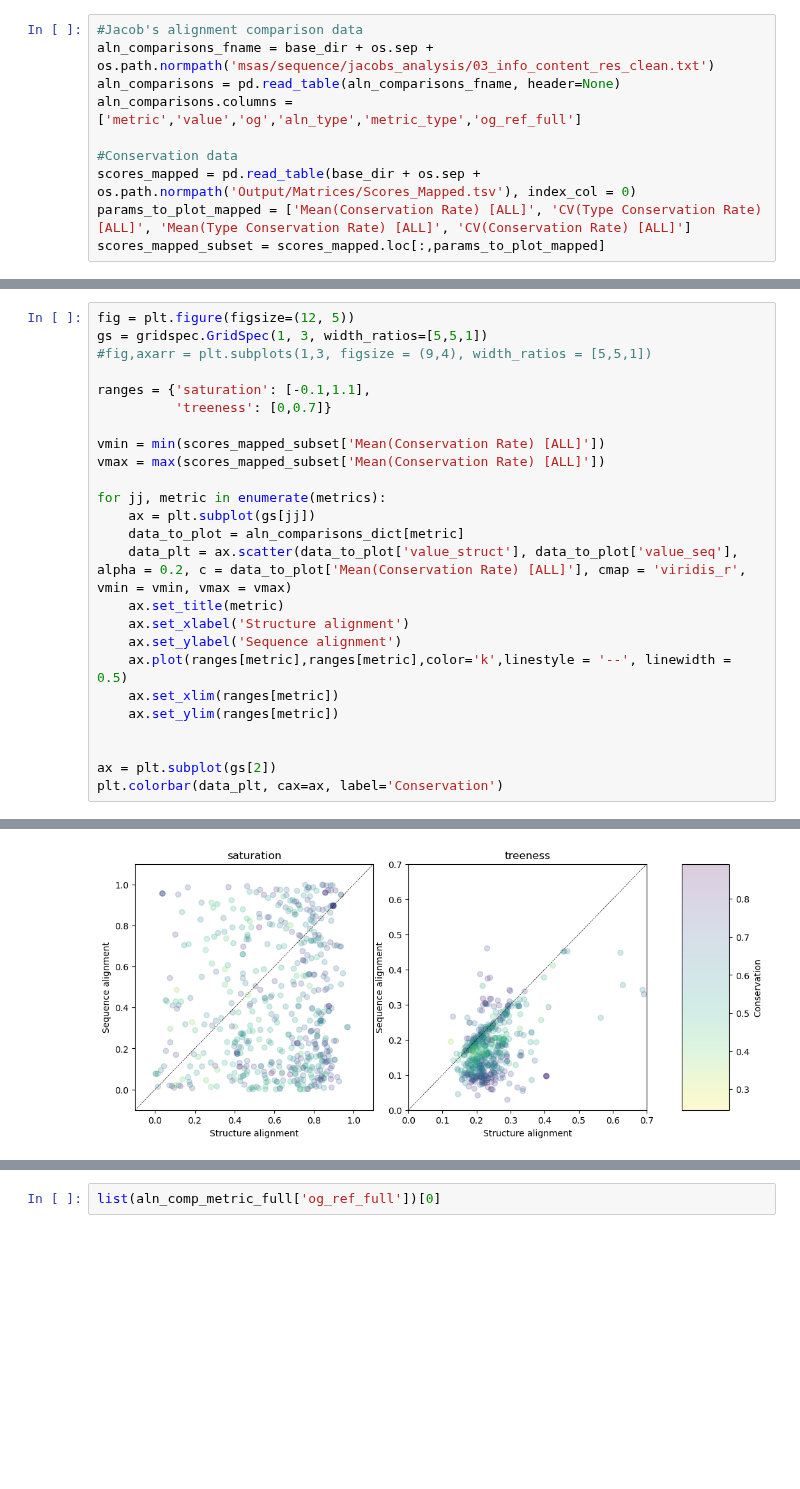
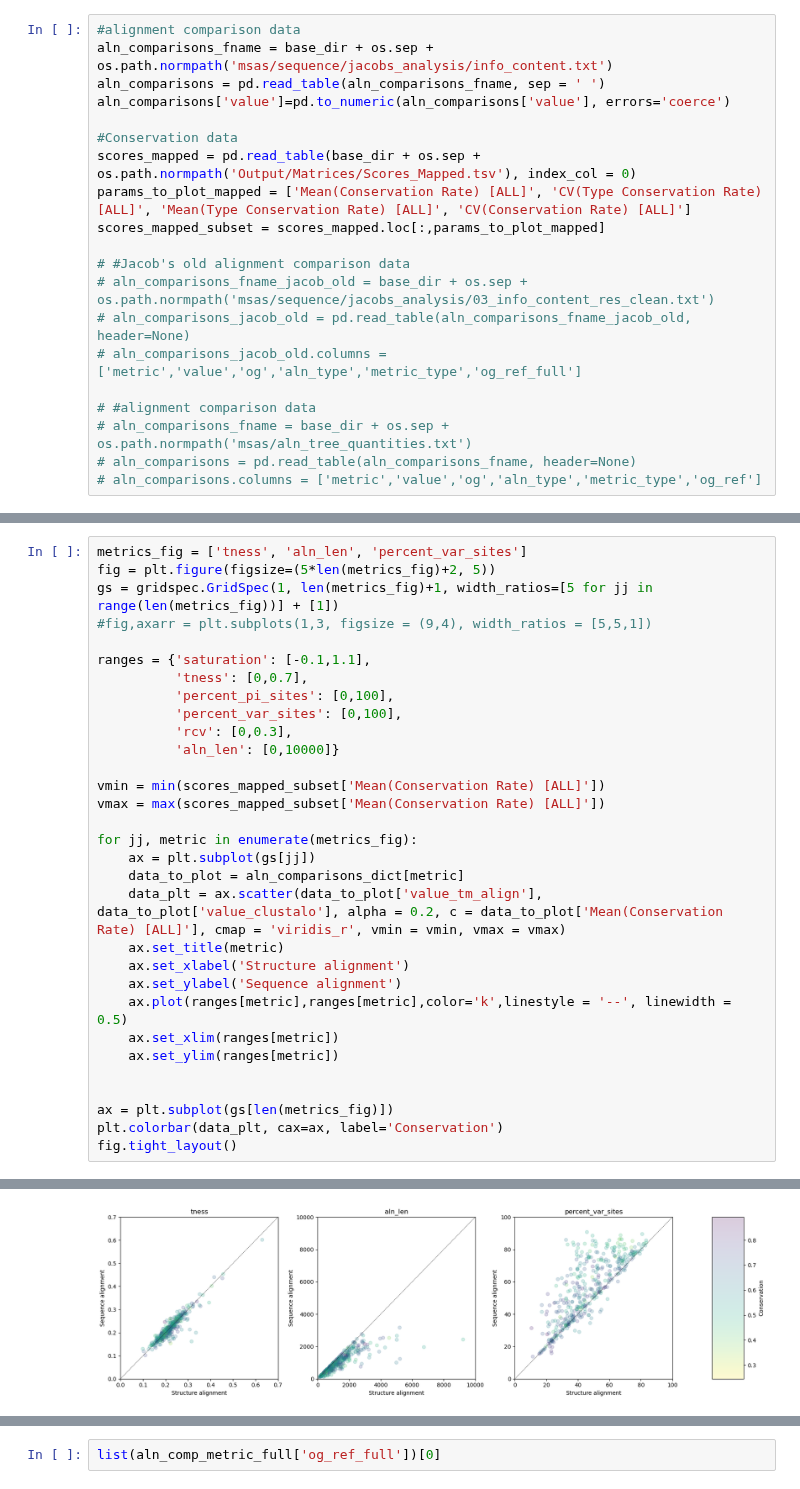
Before and after one commit to heineike02/diverse_yeast, a Jupyter notebook: 20230314_struct_seq_alignment_comparisons.ipynb, the cells around one changed output, grey strips where cells are left out. Drawn from its saved outputs; the diff is of its cells as text; blank space fills up the shorter version.

```diff
--- a/20230314_struct_seq_alignment_comparisons.ipynb
+++ b/20230314_struct_seq_alignment_comparisons.ipynb
@@ -6,12 +7,22 @@ from matplotlib import gridspec
 
 base_dir = os.path.normpath('G:/My Drive/Crick_LMS/projects/diverse_yeasts/alphafold')
 # %%
-#Jacob's alignment comparison data
-aln_comparisons_fname = base_dir + os.sep + os.path.normpath('msas/sequence/jacobs_analysis/03_info_content_res_clean.txt')
-aln_comparisons = pd.read_table(aln_comparisons_fname, header=None)
-aln_comparisons.columns = ['metric','value','og','aln_type','metric_type','og_ref_full']
+#alignment comparison data
+aln_comparisons_fname = base_dir + os.sep + os.path.normpath('msas/sequence/jacobs_analysis/info_content.txt')
+aln_comparisons = pd.read_table(aln_comparisons_fname, sep = ' ')
+aln_comparisons['value']=pd.to_numeric(aln_comparisons['value'], errors='coerce')
 
 #Conservation data
 scores_mapped = pd.read_table(base_dir + os.sep + os.path.normpath('Output/Matrices/Scores_Mapped.tsv'), index_col = 0)
 params_to_plot_mapped = ['Mean(Conservation Rate) [ALL]', 'CV(Type Conservation Rate) [ALL]', 'Mean(Type Conservation Rate) [ALL]', 'CV(Conservation Rate) [ALL]']
 scores_mapped_subset = scores_mapped.loc[:,params_to_plot_mapped]
+
+# #Jacob's old alignment comparison data
+# aln_comparisons_fname_jacob_old = base_dir + os.sep + os.path.normpath('msas/sequence/jacobs_analysis/03_info_content_res_clean.txt')
+# aln_comparisons_jacob_old = pd.read_table(aln_comparisons_fname_jacob_old, header=None)
+# aln_comparisons_jacob_old.columns = ['metric','value','og','aln_type','metric_type','og_ref_full']
+
+# #alignment comparison data
+# aln_comparisons_fname = base_dir + os.sep + os.path.normpath('msas/aln_tree_quantities.txt')
+# aln_comparisons = pd.read_table(aln_comparisons_fname, header=None)
+# aln_comparisons.columns = ['metric','value','og','aln_type','metric_type','og_ref']
@@ -43,18 +99,23 @@ aln_comparisons_dict['saturation'].to_csv(base_dir + os.sep + os.path.normpath('
 # %%
-fig = plt.figure(figsize=(12, 5))
-gs = gridspec.GridSpec(1, 3, width_ratios=[5,5,1])
+metrics_fig = ['tness', 'aln_len', 'percent_var_sites']
+fig = plt.figure(figsize=(5*len(metrics_fig)+2, 5))
+gs = gridspec.GridSpec(1, len(metrics_fig)+1, width_ratios=[5 for jj in range(len(metrics_fig))] + [1])
 #fig,axarr = plt.subplots(1,3, figsize = (9,4), width_ratios = [5,5,1])
 
 ranges = {'saturation': [-0.1,1.1],
-          'treeness': [0,0.7]}
+          'tness': [0,0.7],
+          'percent_pi_sites': [0,100],
+          'percent_var_sites': [0,100],
+          'rcv': [0,0.3],
+          'aln_len': [0,10000]}
 
 vmin = min(scores_mapped_subset['Mean(Conservation Rate) [ALL]'])
 vmax = max(scores_mapped_subset['Mean(Conservation Rate) [ALL]'])
 
-for jj, metric in enumerate(metrics):
+for jj, metric in enumerate(metrics_fig):
     ax = plt.subplot(gs[jj])
     data_to_plot = aln_comparisons_dict[metric]
-    data_plt = ax.scatter(data_to_plot['value_struct'], data_to_plot['value_seq'], alpha = 0.2, c = data_to_plot['Mean(Conservation Rate) [ALL]'], cmap = 'viridis_r', vmin = vmin, vmax = vmax)
+    data_plt = ax.scatter(data_to_plot['value_tm_align'], data_to_plot['value_clustalo'], alpha = 0.2, c = data_to_plot['Mean(Conservation Rate) [ALL]'], cmap = 'viridis_r', vmin = vmin, vmax = vmax)
     ax.set_title(metric)
     ax.set_xlabel('Structure alignment')
     ax.set_ylabel('Sequence alignment')
@@ -63,6 +124,7 @@ for jj, metric in enumerate(metrics):
     ax.set_ylim(ranges[metric])
 
 
-ax = plt.subplot(gs[2])
+ax = plt.subplot(gs[len(metrics_fig)])
 plt.colorbar(data_plt, cax=ax, label='Conservation')
+fig.tight_layout()
 # %% [output]
@@ -70 +131 @@ plt.colorbar(data_plt, cax=ax, label='Conservation')
-[figure, old version]
+[figure, new version]
```
Also changed, not shown: parts of 12 cells of this notebook, 7 other files.
